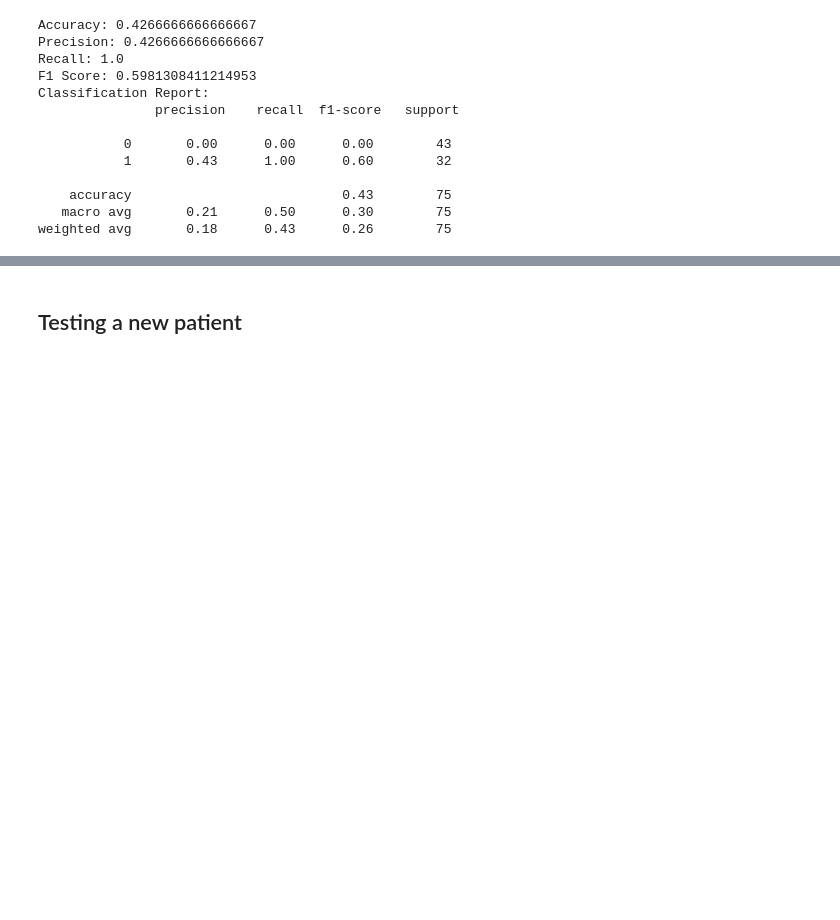
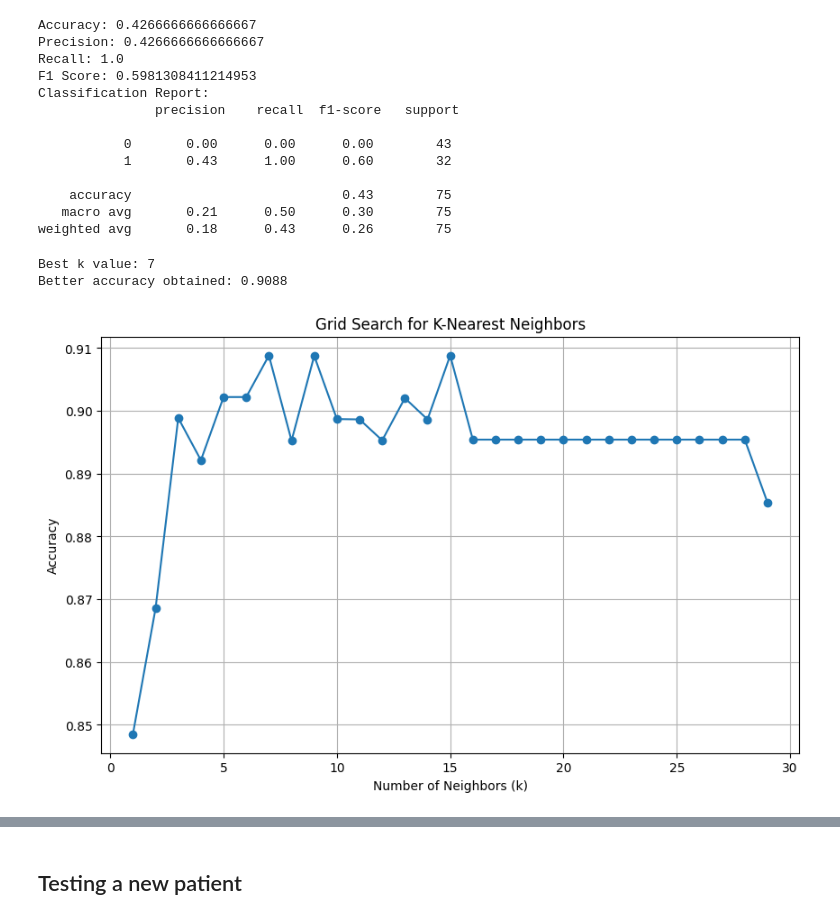
Before and after one commit to lucianagabrielavaliente/proy-final-ciencia-de-datos, a Jupyter notebook: sleep-disorders.ipynb, the cells around one changed output, grey strips where cells are left out. Cells and saved outputs as stored; diff of their text form; code cells hidden in the pictures; blank space fills up the shorter version.

```diff
--- a/sleep-disorders.ipynb
+++ b/sleep-disorders.ipynb
@@ -931,3 +998,24 @@ Classification Report:
     accuracy                           0.43        75
    macro avg       0.21      0.50      0.30        75
 weighted avg       0.18      0.43      0.26        75
+# %%
+print(f"Best k value: {cv_classifier.best_params_['knn__n_neighbors']}")
+print(f"Better accuracy obtained: {cv_classifier.best_score_:.4f}")
+# %% [output]
+Best k value: 7
+Better accuracy obtained: 0.9088
+# %%
+results = pd.DataFrame(cv_classifier.cv_results_)
+
+k_values = results['param_knn__n_neighbors']
+mean_test_scores = results['mean_test_score']
+
+plt.figure(figsize=(10, 6))
+plt.plot(k_values, mean_test_scores, marker='o')
+plt.xlabel('Number of Neighbors (k)')
+plt.ylabel('Accuracy')
+plt.title('Grid Search for K-Nearest Neighbors')
+plt.grid(True)
+plt.show()
+# %% [output]
+[figure, added]
```
Also changed, not shown: parts of 11 cells of this notebook.
